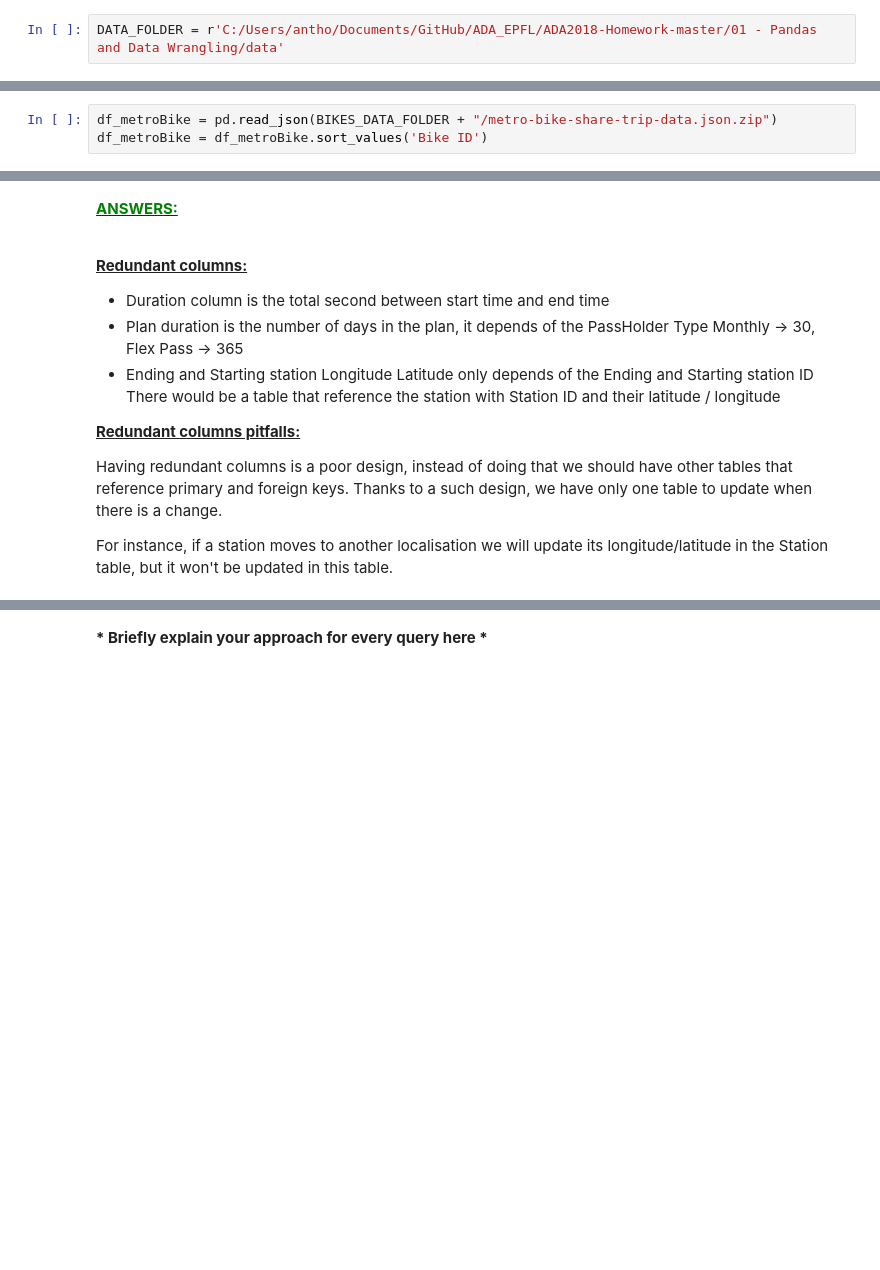
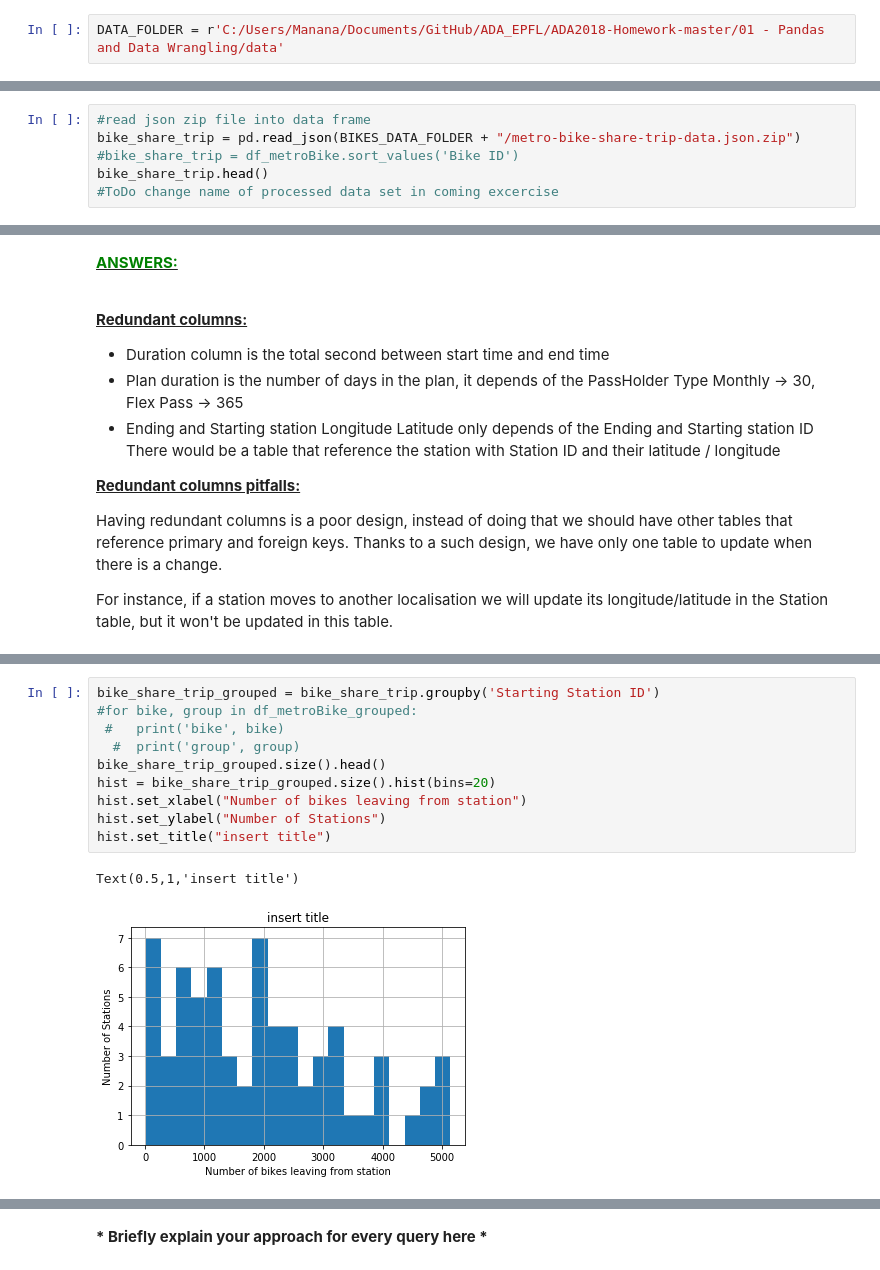
Before and after one commit to Apiquet/ADA_EPFL, a Jupyter notebook: ADA2018-Homework-master/01 - Pandas and Data Wrangling/Exercise 1.ipynb, the cells around one changed output, grey strips where cells are left out. Saved outputs shown, nothing was run; the diff lists cells and outputs as text; blank space fills up the shorter version.

```diff
--- a/ADA2018-Homework-master/01 - Pandas and Data Wrangling/Exercise 1.ipynb
+++ b/ADA2018-Homework-master/01 - Pandas and Data Wrangling/Exercise 1.ipynb
@@ -9,7 +9,7 @@ import numpy as np
 import matplotlib.pyplot as plt
 import seaborn as sns
 # %%
-DATA_FOLDER = r'C:/Users/antho/Documents/GitHub/ADA_EPFL/ADA2018-Homework-master/01 - Pandas and Data Wrangling/data'
+DATA_FOLDER = r'C:/Users/Manana/Documents/GitHub/ADA_EPFL/ADA2018-Homework-master/01 - Pandas and Data Wrangling/data'
 # %% [markdown]
 ## Task A. Another LEGO brick in the wall
 
@@ -307,5 +284,8 @@ Load the json file into a `DataFrame`.
 # %%
 BIKES_DATA_FOLDER = DATA_FOLDER + '/bikes'
 # %%
-df_metroBike = pd.read_json(BIKES_DATA_FOLDER + "/metro-bike-share-trip-data.json.zip")
-df_metroBike = df_metroBike.sort_values('Bike ID')
+#read json zip file into data frame
+bike_share_trip = pd.read_json(BIKES_DATA_FOLDER + "/metro-bike-share-trip-data.json.zip")
+#bike_share_trip = df_metroBike.sort_values('Bike ID')
+bike_share_trip.head()
+#ToDo change name of processed data set in coming excercise
@@ -488,0 +416,13 @@ jhgjhgjhgjhgjhg# Write your code here
+# %%
+bike_share_trip_grouped = bike_share_trip.groupby('Starting Station ID')
+#for bike, group in df_metroBike_grouped:
+ #   print('bike', bike)
+  #  print('group', group)
+bike_share_trip_grouped.size().head()
+hist = bike_share_trip_grouped.size().hist(bins=20)
+hist.set_xlabel("Number of bikes leaving from station")
+hist.set_ylabel("Number of Stations")
+hist.set_title("insert title")
+# %% [output]
+Text(0.5,1,'insert title')
+[figure, added]
```
Also changed, not shown: parts of 56 cells of this notebook.
